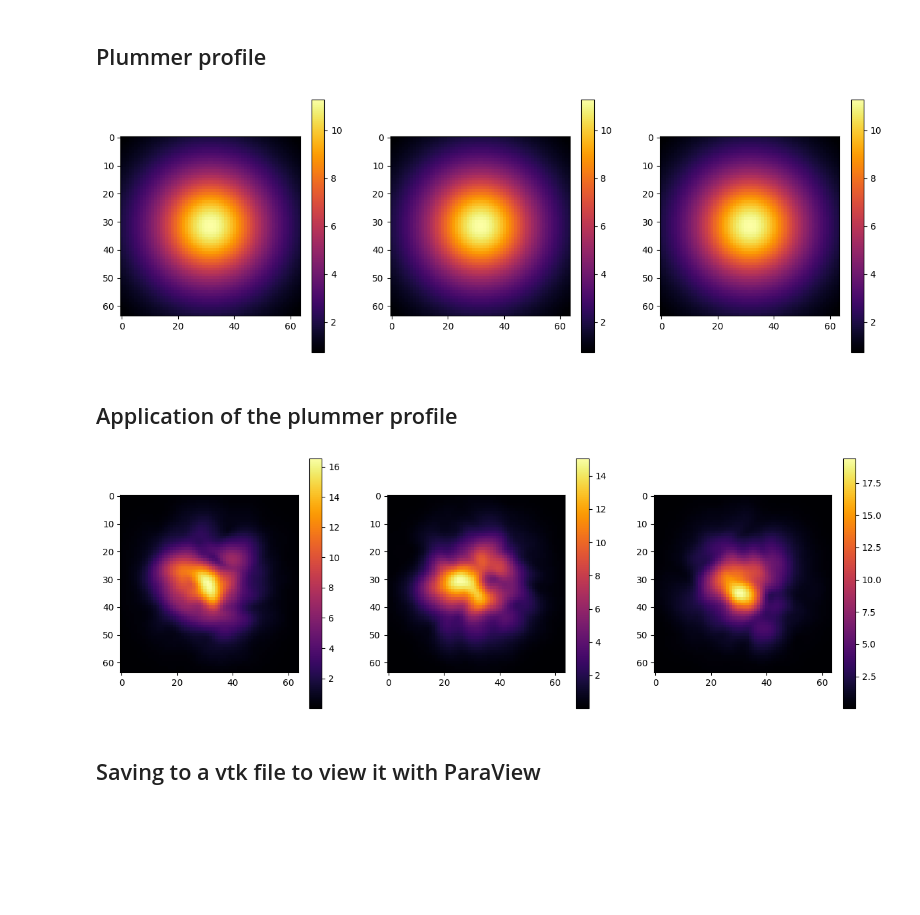
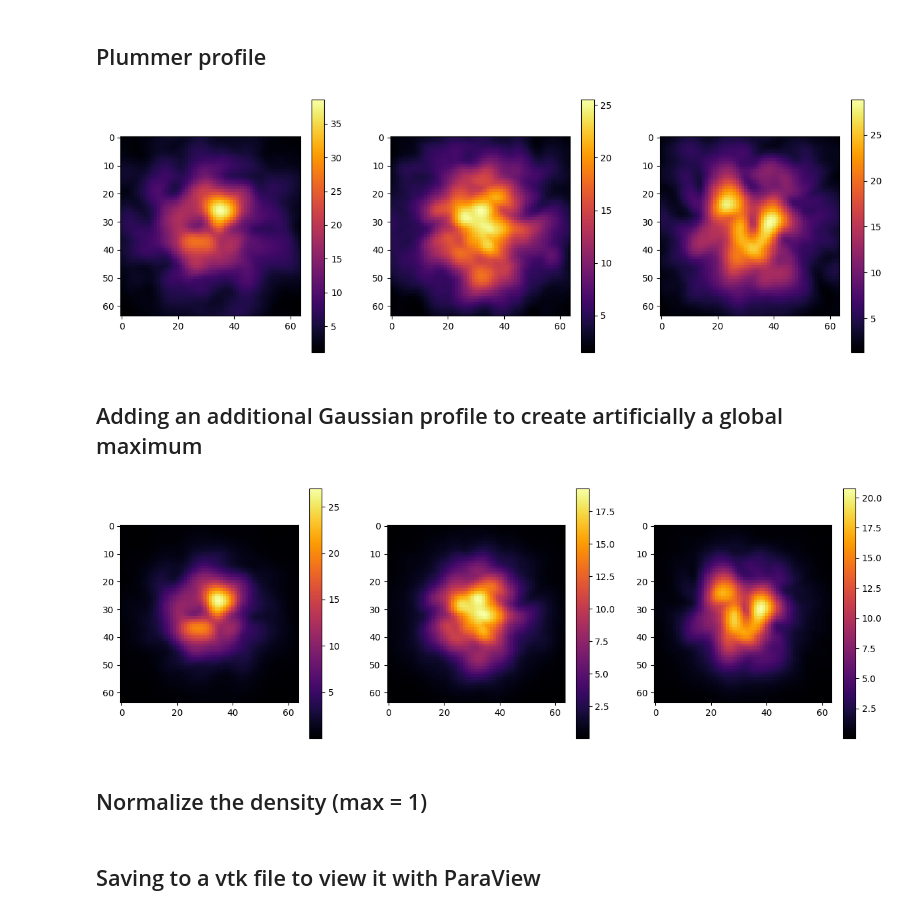
Before and after one commit to LeiRoF/M2-Internship, a Jupyter notebook: Generate_Dataset.ipynb, the cells around one changed output. Saved outputs shown, nothing was run; the diff lists cells and outputs as text; code cells hidden in the pictures; blank space fills up the shorter version.

```diff
--- a/Generate_Dataset.ipynb
+++ b/Generate_Dataset.ipynb
@@ -115,6 +112,0 @@ plot.sum_in_3_directions(cloud)
-# %%
-g = gaussian(np.sqrt(X**2+Y**2+Z**2), 0, 0.5)
-
-cloud *= g
-
-plot.sum_in_3_directions(cloud)
@@ -123,26 +113,27 @@ plot.sum_in_3_directions(cloud)
 # %% [markdown]
 ## Plummer profile
 # %%
-def plummer_3D():
-    return plummer(np.sqrt(X**2+Y**2+Z**2), 0.9)
+def plummerize(cloud):
+    return cloud * plummer(np.sqrt(X**2+Y**2+Z**2), 0.9)
 
-a = 0.9
-p = plummer(np.sqrt(X**2+Y**2+Z**2), a)
-plot.sum_in_3_directions(p)
+def normalize(cloud):
+    return cloud / np.amax(cloud)
+
+cloud = plummerize(cloud)
+
+plot.sum_in_3_directions(cloud)
 # %% [output]
-[figure, old version]
+[figure, new version]
-# %% [markdown]
-## Application of the plummer profile
+# %% [markdown]
+## Adding an additional Gaussian profile to create artificially a global maximum
 # %%
-def plummerize_3D(cloud):
-    return cloud * plummer(np.sqrt(X**2+Y**2+Z**2), 0.9)
+def guassianize(cloud):
+    g = gaussian(np.sqrt(X**2+Y**2+Z**2), 0, 0.5)
+    return cloud * g
 
-def normalize(cloud):
-    return cloud / np.amax(cloud)
-
-cloud = plummerize_3D(cloud)
-cloud = normalize(cloud)
-
+cloud = guassianize(cloud)
 plot.sum_in_3_directions(cloud)
 # %% [output]
-[figure, old version]
+[figure, new version]
+# %% [markdown]
+## Normalize the density (max = 1)
```
Also changed, not shown: parts of 17 cells of this notebook, 7 other files.
